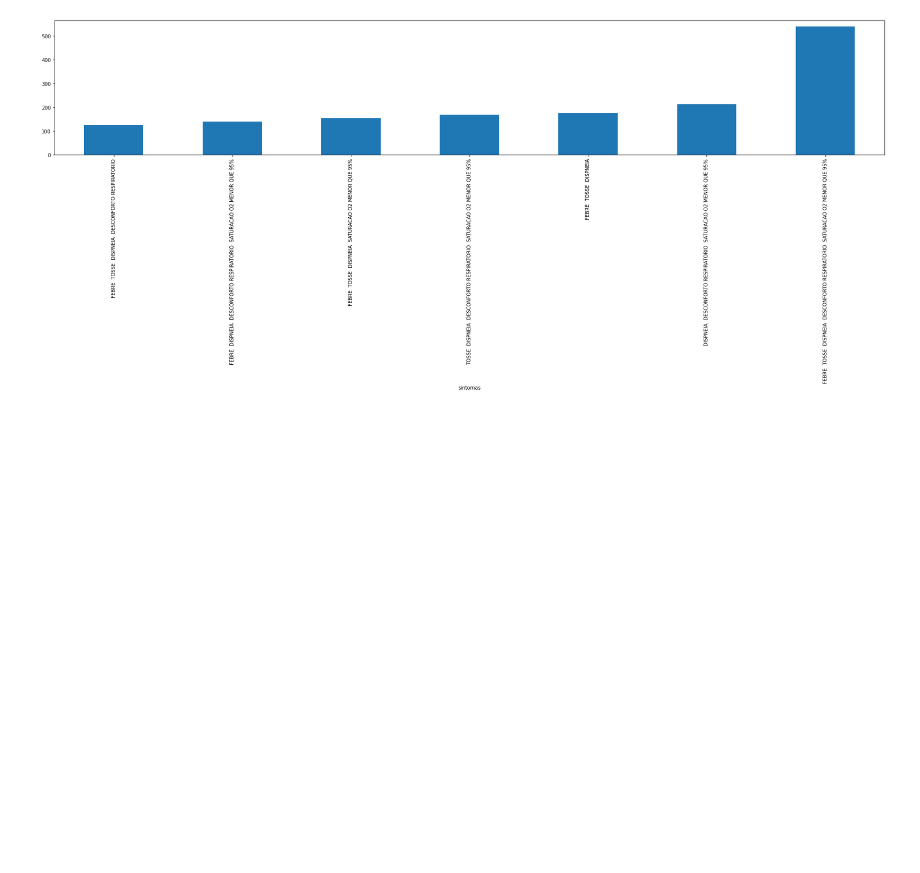
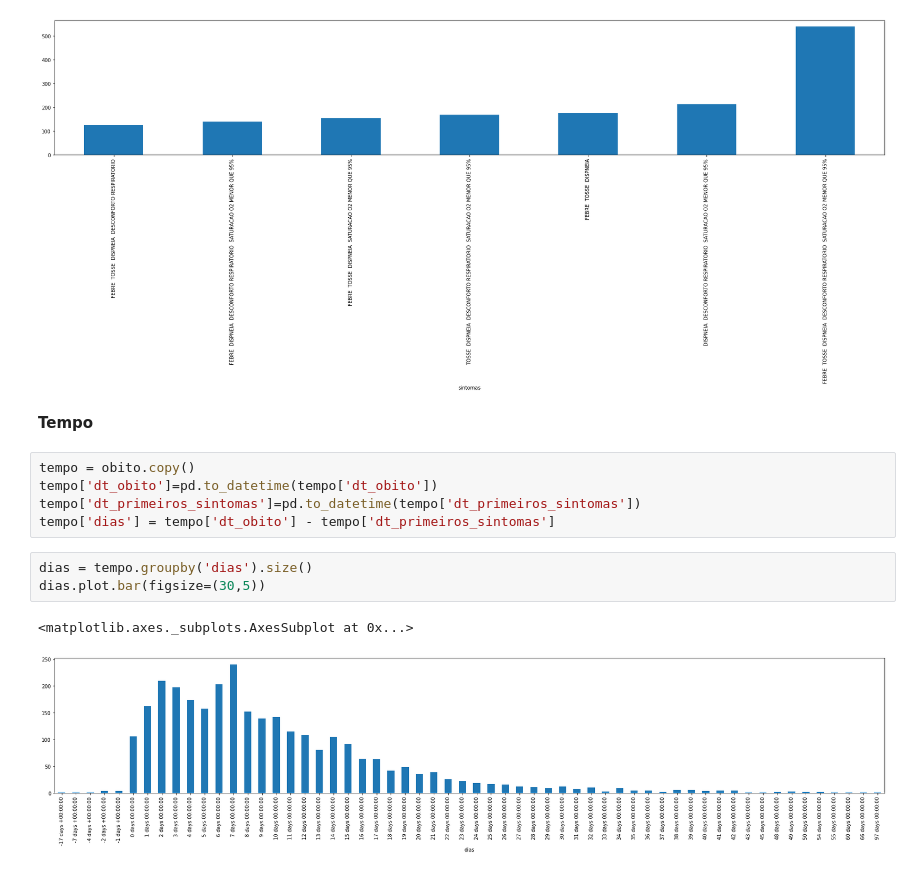
Before and after one commit to tiagopessoalima/covid-19, a Jupyter notebook: obito_pe.ipynb, the cells around one changed output. Saved outputs shown, nothing was run; the diff lists cells and outputs as text; blank space fills up the shorter version.

```diff
--- a/obito_pe.ipynb
+++ b/obito_pe.ipynb
@@ -146,3 +146,16 @@ sintomas[sintomas>100].plot.bar(figsize=(30,5))
 # %% [output]
 <matplotlib.axes._subplots.AxesSubplot at 0x...>
 [figure]
+# %% [markdown]
+**Tempo**
+# %%
+tempo = obito.copy()
+tempo['dt_obito']=pd.to_datetime(tempo['dt_obito'])
+tempo['dt_primeiros_sintomas']=pd.to_datetime(tempo['dt_primeiros_sintomas'])
+tempo['dias'] = tempo['dt_obito'] - tempo['dt_primeiros_sintomas']
+# %%
+dias = tempo.groupby('dias').size()
+dias.plot.bar(figsize=(30,5))
+# %% [output]
+<matplotlib.axes._subplots.AxesSubplot at 0x...>
+[figure, added]
```
